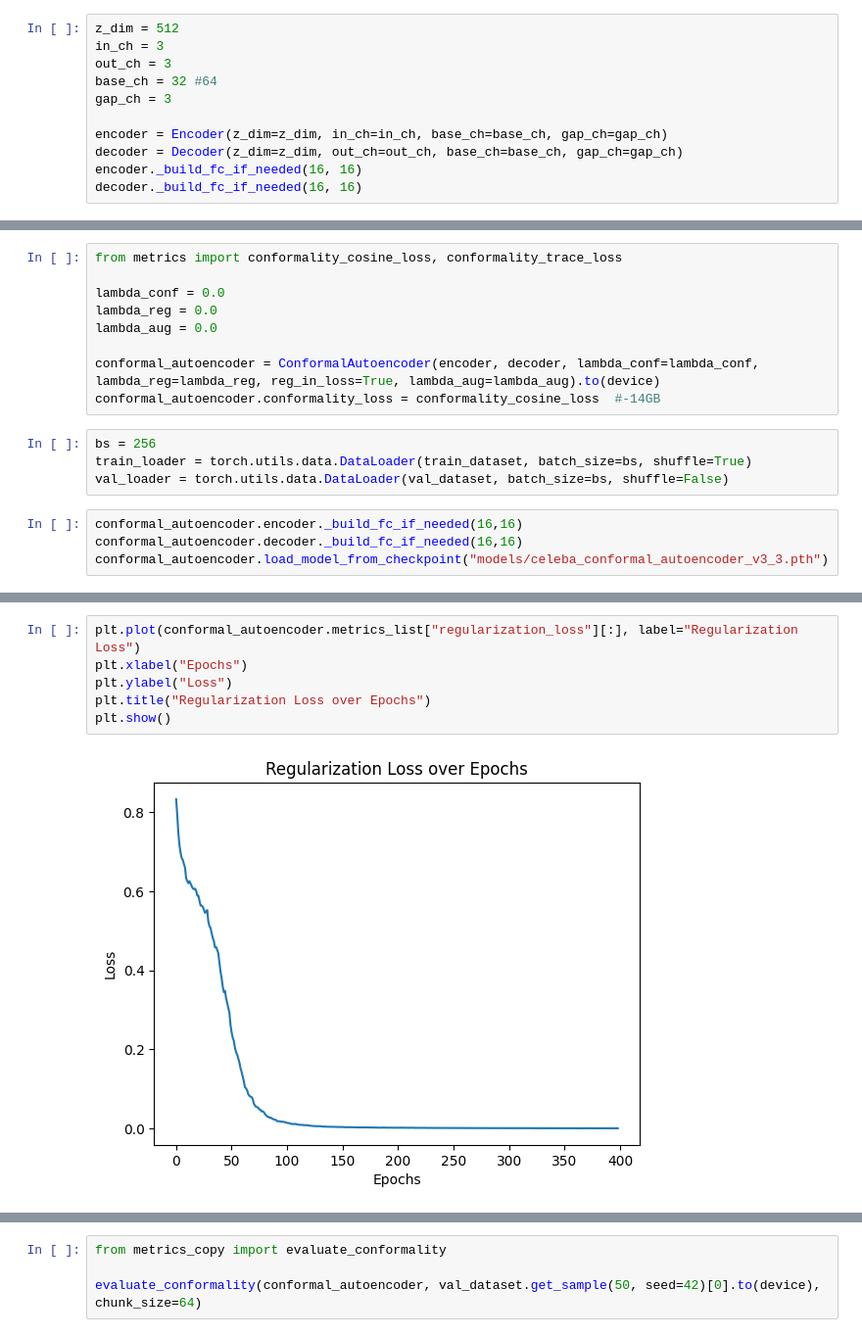
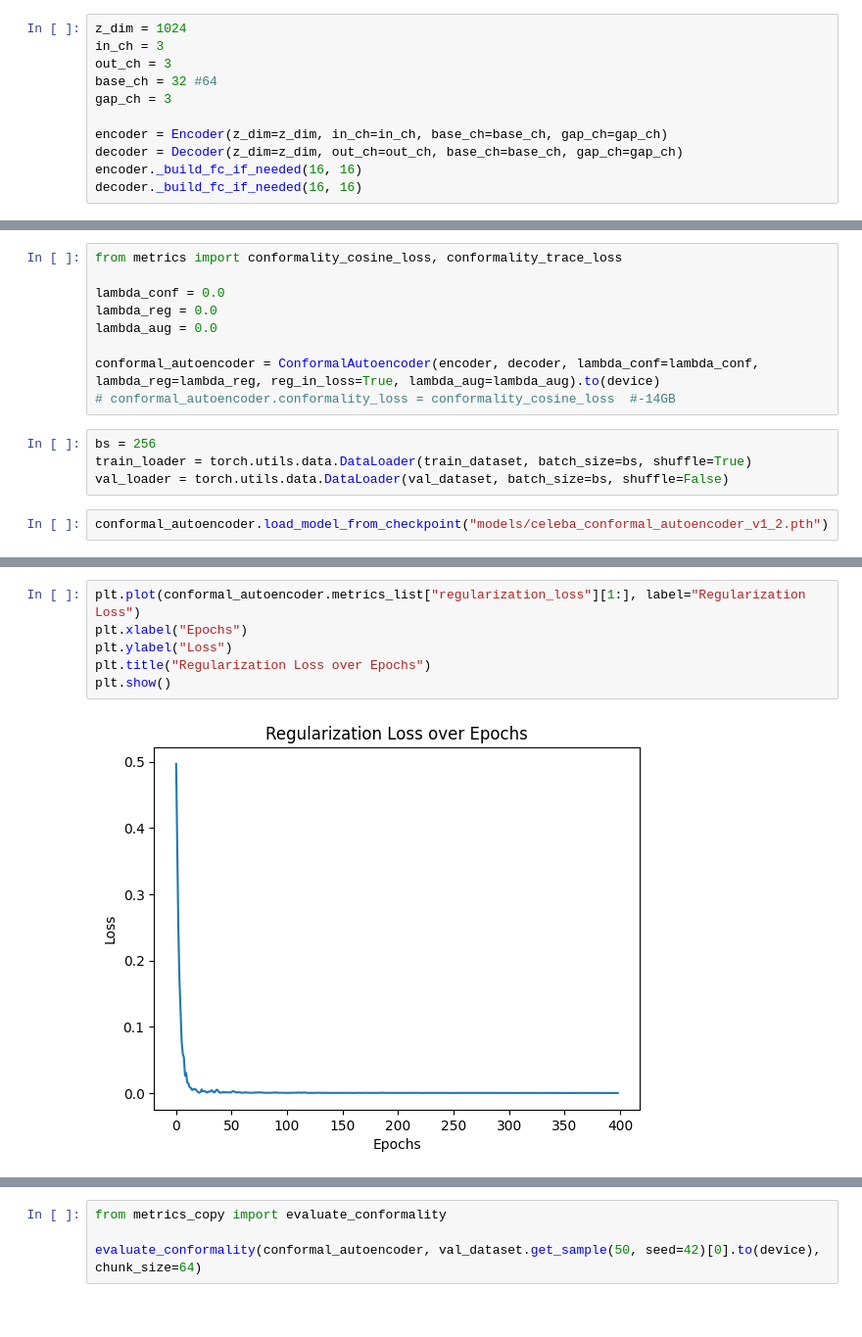
Before and after one commit to HeiseMax/ConformalAutoencoder, a Jupyter notebook: CelebA/view_celeba_small.ipynb, the cells around one changed output, grey strips where cells are left out. Shown at 98% size. Drawn from its saved outputs; the diff is of its cells as text.

```diff
--- a/CelebA/view_celeba_small.ipynb
+++ b/CelebA/view_celeba_small.ipynb
@@ -26,7 +27,7 @@ plt.show()
 # %% [output]
 [figure]
 # %%
-z_dim = 512
+z_dim = 1024
 in_ch = 3
 out_ch = 3
 base_ch = 32 #64
@@ -44,13 +65,11 @@ lambda_reg = 0.0
 lambda_aug = 0.0
 
 conformal_autoencoder = ConformalAutoencoder(encoder, decoder, lambda_conf=lambda_conf, lambda_reg=lambda_reg, reg_in_loss=True, lambda_aug=lambda_aug).to(device)
-conformal_autoencoder.conformality_loss = conformality_cosine_loss  #-14GB
+# conformal_autoencoder.conformality_loss = conformality_cosine_loss  #-14GB
 # %%
 bs = 256
 train_loader = torch.utils.data.DataLoader(train_dataset, batch_size=bs, shuffle=True)
 val_loader = torch.utils.data.DataLoader(val_dataset, batch_size=bs, shuffle=False)
 # %%
-conformal_autoencoder.encoder._build_fc_if_needed(16,16)
-conformal_autoencoder.decoder._build_fc_if_needed(16,16)
-conformal_autoencoder.load_model_from_checkpoint("models/celeba_conformal_autoencoder_v3_3.pth")
+conformal_autoencoder.load_model_from_checkpoint("models/celeba_conformal_autoencoder_v1_2.pth")
 # %% [output]
@@ -108,8 +127,8 @@ plt.show()
 # %%
-plt.plot(conformal_autoencoder.metrics_list["regularization_loss"][:], label="Regularization Loss")
+plt.plot(conformal_autoencoder.metrics_list["regularization_loss"][1:], label="Regularization Loss")
 plt.xlabel("Epochs")
 plt.ylabel("Loss")
 plt.title("Regularization Loss over Epochs")
 plt.show()
 # %% [output]
-[figure, old version]
+[figure, new version]
```
Also changed, not shown: parts of 12 cells of this notebook, 9 other files.
